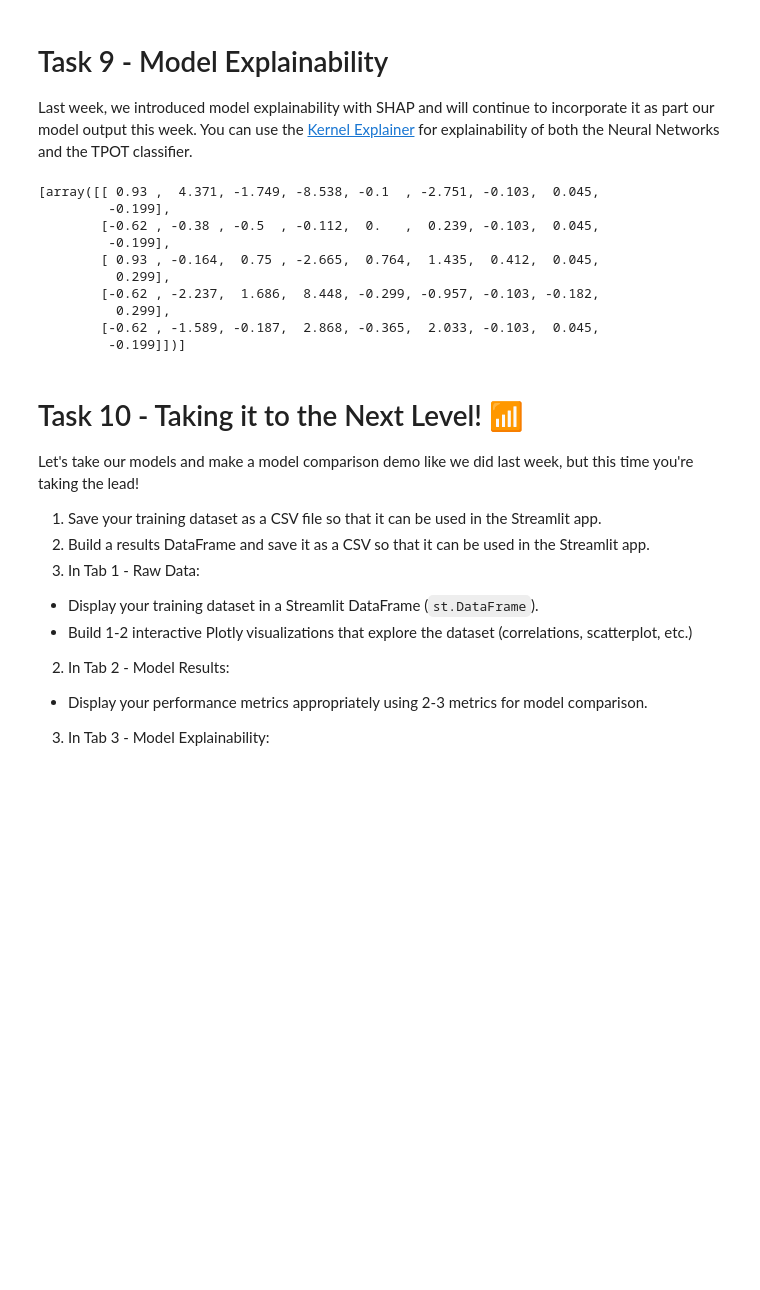
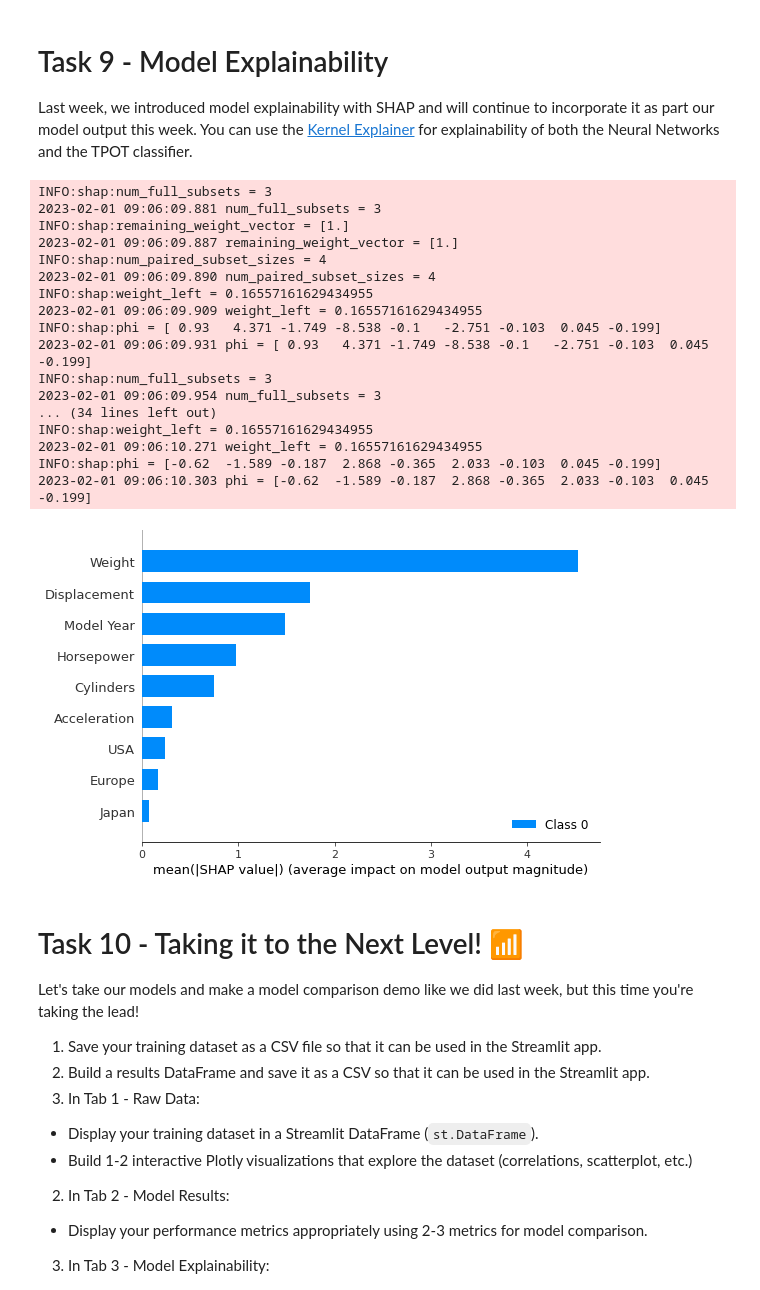
Before and after one commit to tfarotimi/Tope-Farotimi-MLE, a Jupyter notebook: assignments/week-07-intro-dl/nb/fuel_efficiency.ipynb, the cells around one changed output. Cells and saved outputs as stored; diff of their text form; code cells hidden in the pictures; blank space fills up the shorter version.

```diff
--- a/assignments/week-07-intro-dl/nb/fuel_efficiency.ipynb
+++ b/assignments/week-07-intro-dl/nb/fuel_efficiency.ipynb
@@ -831,21 +831,29 @@ Last week, we introduced model explainability with SHAP and will continue to inc
 # %%
 import shap
 # YOUR CODE GOES HERE!
 explainer = shap.KernelExplainer(linear_model, training_features.iloc[10:15,1:])
 shap_values = explainer.shap_values(training_features.iloc[10:15,1:], nsamples=500)
 shap_values
-#shap.force_plot(explainer.expected_value, shap_values[0], training_features.iloc[10,1:])
+shap.summary_plot(shap_values, training_features.iloc[10:15,1:])
 # %% [output]
-[array([[ 0.93 ,  4.371, -1.749, -8.538, -0.1  , -2.751, -0.103,  0.045,
-         -0.199],
-        [-0.62 , -0.38 , -0.5  , -0.112,  0.   ,  0.239, -0.103,  0.045,
-         -0.199],
-        [ 0.93 , -0.164,  0.75 , -2.665,  0.764,  1.435,  0.412,  0.045,
-          0.299],
-        [-0.62 , -2.237,  1.686,  8.448, -0.299, -0.957, -0.103, -0.182,
-          0.299],
-        [-0.62 , -1.589, -0.187,  2.868, -0.365,  2.033, -0.103,  0.045,
-         -0.199]])]
+INFO:shap:num_full_subsets = 3
+2023-02-01 09:06:09.881 num_full_subsets = 3
+INFO:shap:remaining_weight_vector = [1.]
+2023-02-01 09:06:09.887 remaining_weight_vector = [1.]
+INFO:shap:num_paired_subset_sizes = 4
+2023-02-01 09:06:09.890 num_paired_subset_sizes = 4
+INFO:shap:weight_left = 0.16557161629434955
+2023-02-01 09:06:09.909 weight_left = 0.16557161629434955
+INFO:shap:phi = [ 0.93   4.371 -1.749 -8.538 -0.1   -2.751 -0.103  0.045 -0.199]
+2023-02-01 09:06:09.931 phi = [ 0.93   4.371 -1.749 -8.538 -0.1   -2.751 -0.103  0.045 -0.199]
+INFO:shap:num_full_subsets = 3
+2023-02-01 09:06:09.954 num_full_subsets = 3
+... (34 lines left out)
+INFO:shap:weight_left = 0.16557161629434955
+2023-02-01 09:06:10.271 weight_left = 0.16557161629434955
+INFO:shap:phi = [-0.62  -1.589 -0.187  2.868 -0.365  2.033 -0.103  0.045 -0.199]
+2023-02-01 09:06:10.303 phi = [-0.62  -1.589 -0.187  2.868 -0.365  2.033 -0.103  0.045 -0.199]
+[figure, added]
 # %% [markdown]
 # Task 10 - Taking it to the Next Level! 📶
 
```
Also changed, not shown: parts of 3 cells of this notebook, 2 other files.
